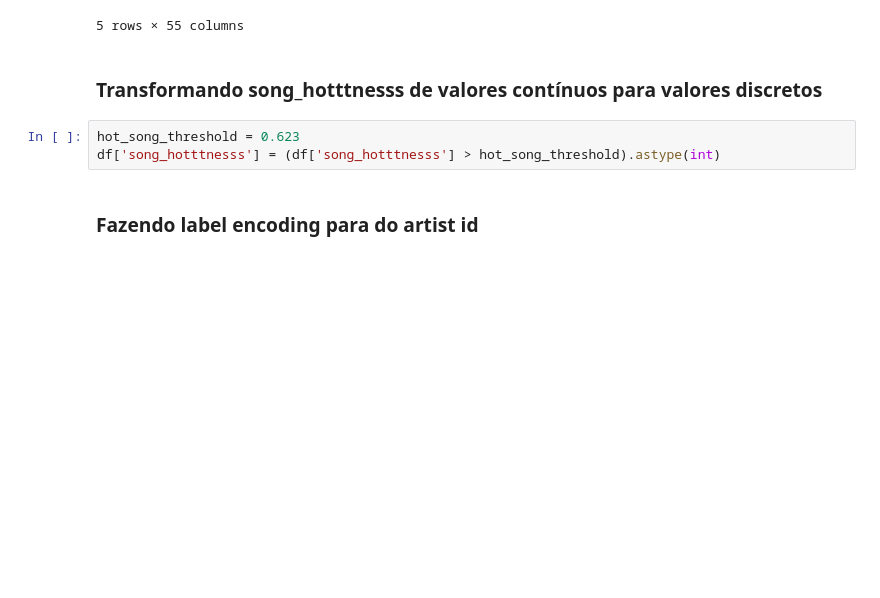
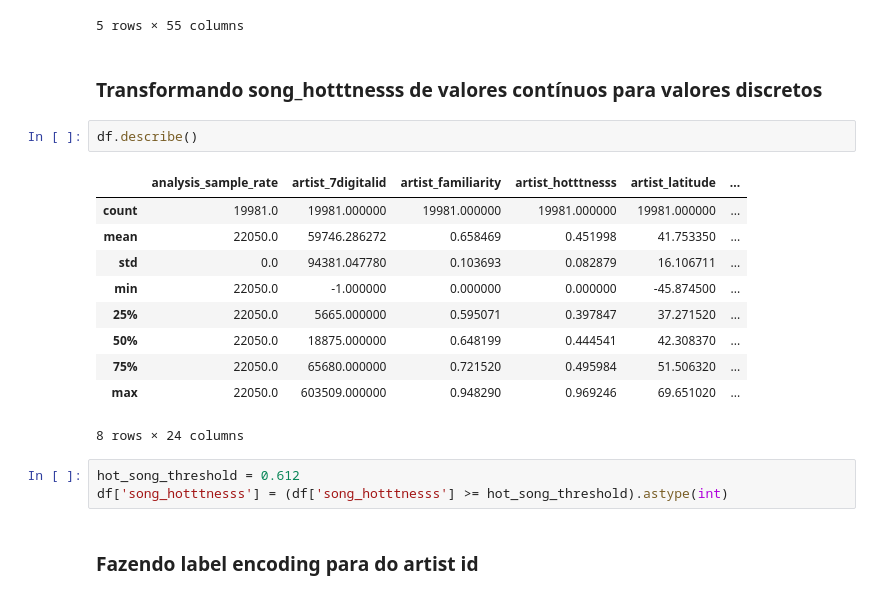
Before and after one commit to yurilaguardia/puc-ai-ml, a Jupyter notebook: src/predict_hotness.ipynb, the cells around one changed output. Drawn from its saved outputs; the diff is of its cells as text; blank space fills up the shorter version.

```diff
--- a/src/predict_hotness.ipynb
+++ b/src/predict_hotness.ipynb
@@ -40,9 +40,22 @@ df.head(5)
 5 rows × 55 columns
 # %% [markdown]
 ### Transformando song_hotttnesss de valores contínuos para valores discretos
+# %%
+df.describe()
+# %% [output]
+|  | analysis_sample_rate | artist_7digitalid | artist_familiarity | artist_hotttnesss | artist_latitude | ... |
+| count | 19981.0 | 19981.000000 | 19981.000000 | 19981.000000 | 19981.000000 | ... |
+| mean | 22050.0 | 59746.286272 | 0.658469 | 0.451998 | 41.753350 | ... |
+| std | 0.0 | 94381.047780 | 0.103693 | 0.082879 | 16.106711 | ... |
+| min | 22050.0 | -1.000000 | 0.000000 | 0.000000 | -45.874500 | ... |
+| 25% | 22050.0 | 5665.000000 | 0.595071 | 0.397847 | 37.271520 | ... |
+| 50% | 22050.0 | 18875.000000 | 0.648199 | 0.444541 | 42.308370 | ... |
+| 75% | 22050.0 | 65680.000000 | 0.721520 | 0.495984 | 51.506320 | ... |
+| max | 22050.0 | 603509.000000 | 0.948290 | 0.969246 | 69.651020 | ... |
+8 rows × 24 columns
 # %%
-hot_song_threshold = 0.623
-df['song_hotttnesss'] = (df['song_hotttnesss'] > hot_song_threshold).astype(int)
+hot_song_threshold = 0.612
+df['song_hotttnesss'] = (df['song_hotttnesss'] >= hot_song_threshold).astype(int)
 # %% [markdown]
 ### Fazendo label encoding para do artist id
 # %%
```
Also changed, not shown: parts of 22 cells of this notebook, 1 other file.
